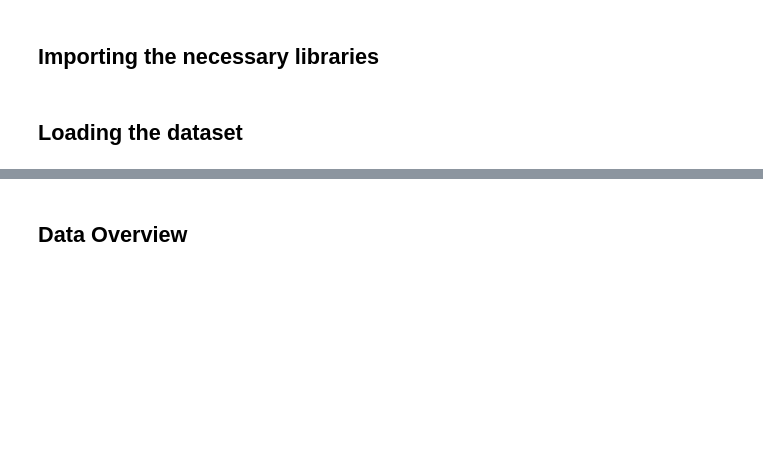
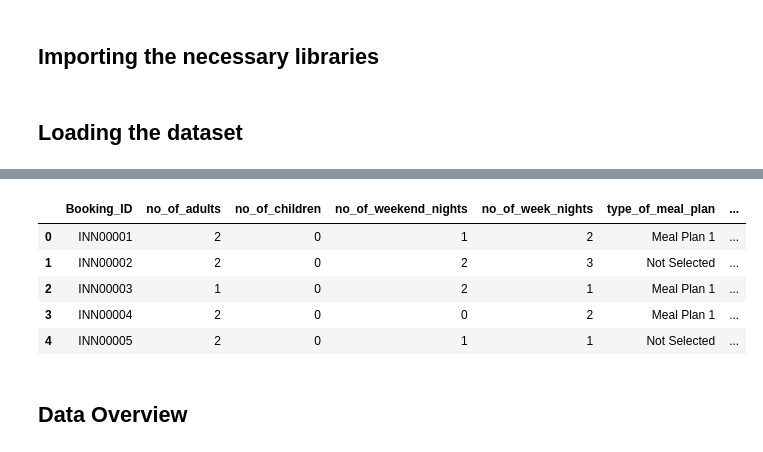
Before and after one commit to akatjizeu/Data-Science, a Jupyter notebook: deakin-bridging/ML2/ML2_INN_Full_code_Learner_notebook.ipynb, the cells around one changed output, grey strips where cells are left out. Drawn from its saved outputs; the diff is of its cells as text; code cells hidden in the pictures; blank space fills up the shorter version.

```diff
--- a/deakin-bridging/ML2/ML2_INN_Full_code_Learner_notebook.ipynb
+++ b/deakin-bridging/ML2/ML2_INN_Full_code_Learner_notebook.ipynb
@@ -68,3 +112,15 @@ The data contains the different attributes of customers' booking details. The de
+# %%
+# Create a copy of the data so to avoiding editing the original data and view the first 5 rows
+data = df.copy()
+
+data.head()
+# %% [output]
+|  | Booking_ID | no_of_adults | no_of_children | no_of_weekend_nights | no_of_week_nights | type_of_meal_plan | ... |
+| 0 | INN00001 | 2 | 0 | 1 | 2 | Meal Plan 1 | ... |
+| 1 | INN00002 | 2 | 0 | 2 | 3 | Not Selected | ... |
+| 2 | INN00003 | 1 | 0 | 2 | 1 | Meal Plan 1 | ... |
+| 3 | INN00004 | 2 | 0 | 0 | 2 | Meal Plan 1 | ... |
+| 4 | INN00005 | 2 | 0 | 1 | 1 | Not Selected | ... |
 # %% [markdown]
 ## Data Overview
 # %% [markdown]
```
Also changed, not shown: parts of 3 cells of this notebook.
